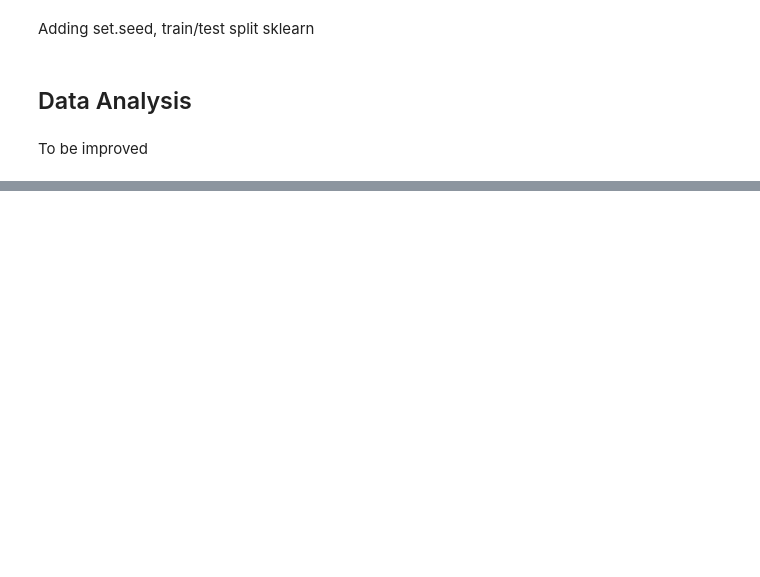
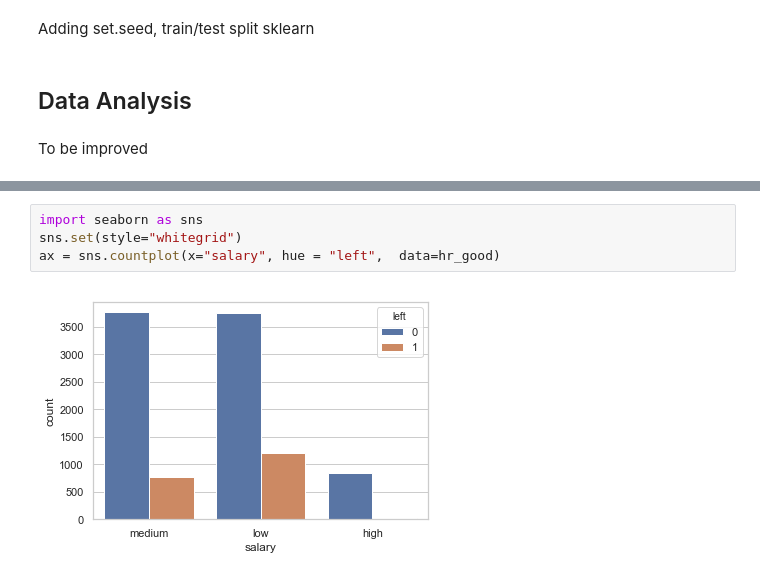
Before and after one commit to TristanBeucher/HR-Analytics, a Jupyter notebook: HR analytics.ipynb, the cells around one changed output, grey strips where cells are left out. Saved outputs shown, nothing was run; the diff lists cells and outputs as text; blank space fills up the shorter version.

```diff
--- a/HR analytics.ipynb
+++ b/HR analytics.ipynb
@@ -133,0 +168,6 @@ Theses employees are 8342 . That represents approximately 80 % de la base de don
+# %%
+import seaborn as sns
+sns.set(style="whitegrid")
+ax = sns.countplot(x="salary", hue = "left",  data=hr_good)
+# %% [output]
+[figure, added]
```
Also changed, not shown: parts of 12 cells of this notebook.
